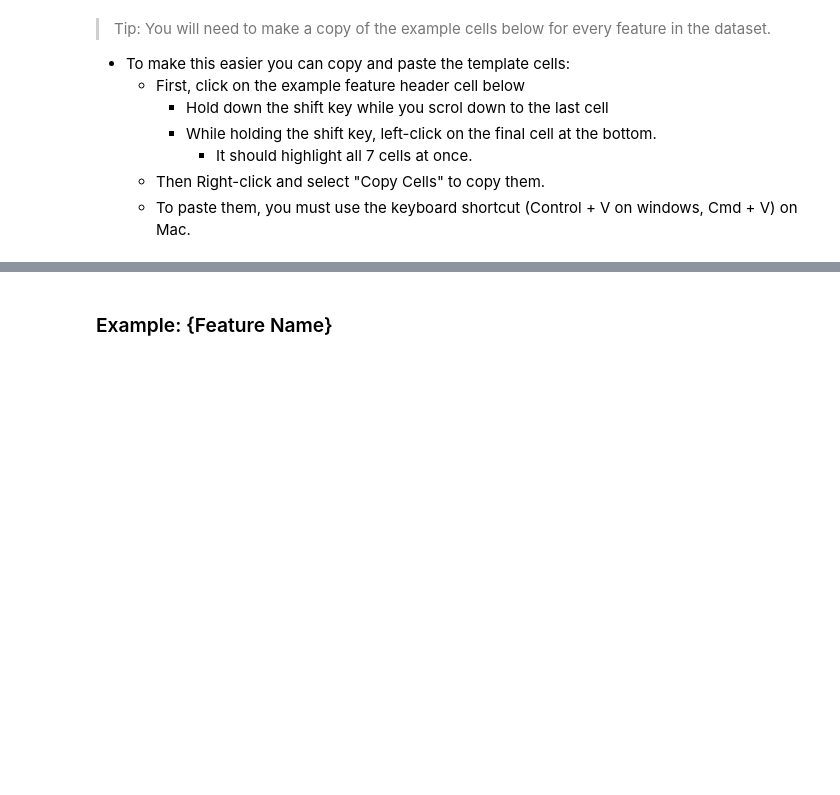
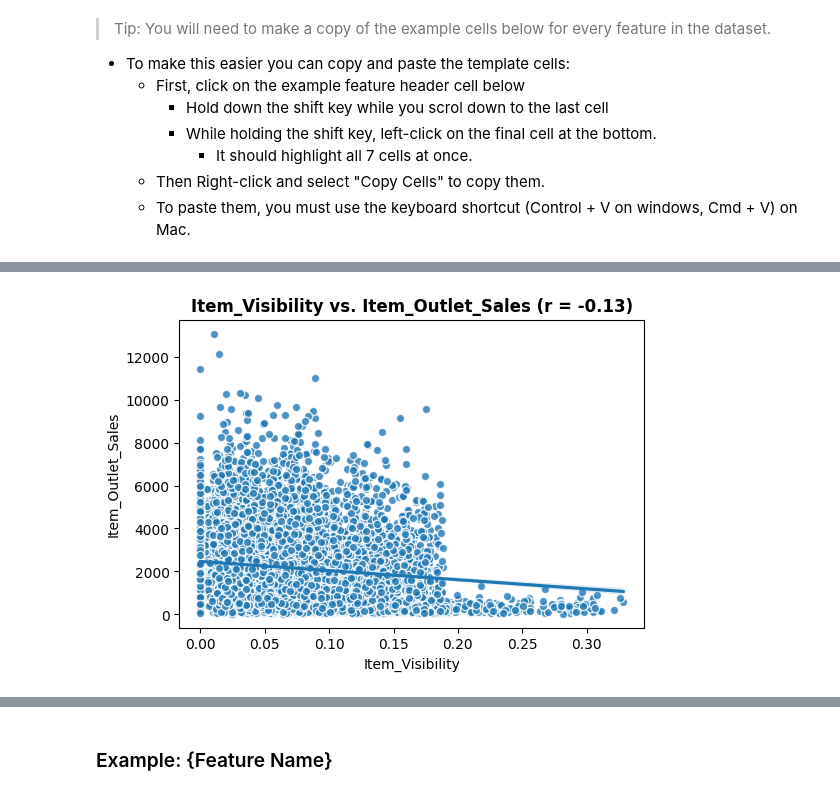
Before and after one commit to codemishka/Prediction-of-Product-Sales, a Jupyter notebook: STARTER_Feature_Inspection.ipynb, the cells around one changed output, grey strips where cells are left out. Saved outputs shown, nothing was run; the diff lists cells and outputs as text; code cells hidden in the pictures; blank space fills up the shorter version.

```diff
--- a/STARTER_Feature_Inspection.ipynb
+++ b/STARTER_Feature_Inspection.ipynb
@@ -548,0 +644,5 @@ temp_df[x] = temp_df[x].fillna(placeholder)
+# %%
+# Run the appropriate feature vs. target function (based on dtype)
+plot_numeric_vs_target(df,feature, 'Item_Outlet_Sales');
+# %% [output]
+[figure, added]
```
Also changed, not shown: parts of 98 cells of this notebook.
